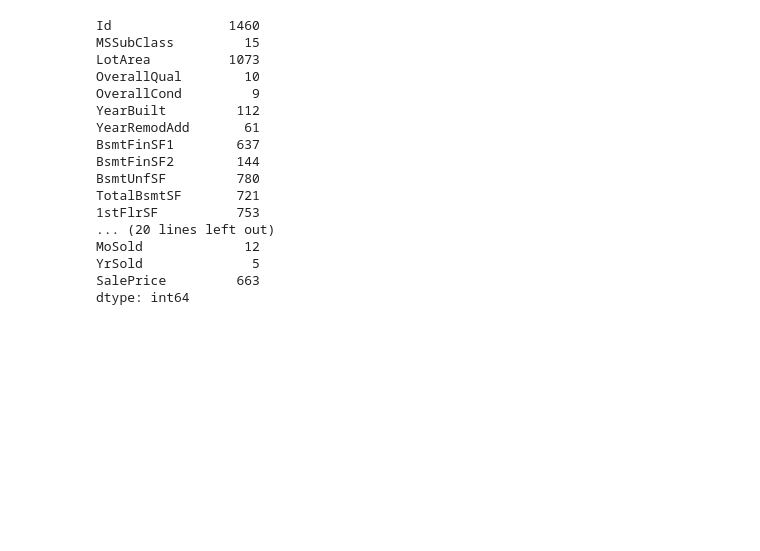
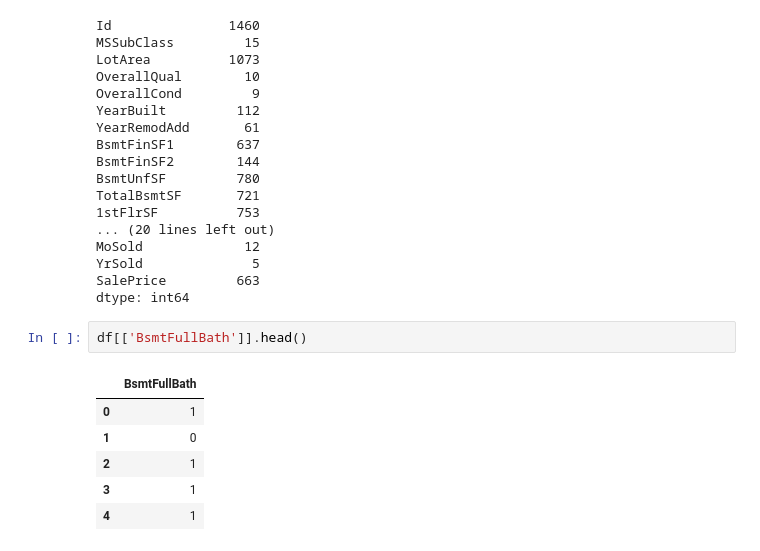
Before and after one commit to DinoKao23/ML2024_V1, a Jupyter notebook: CA01.ipynb, the cells around one changed output. Drawn from its saved outputs; the diff is of its cells as text; blank space fills up the shorter version.

```diff
--- a/CA01.ipynb
+++ b/CA01.ipynb
@@ -156,3 +156,12 @@ MoSold             12
 YrSold              5
 SalePrice         663
 dtype: int64
+# %%
+df[['BsmtFullBath']].head()
+# %% [output]
+|  | BsmtFullBath |
+| 0 | 1 |
+| 1 | 0 |
+| 2 | 1 |
+| 3 | 1 |
+| 4 | 1 |
```
